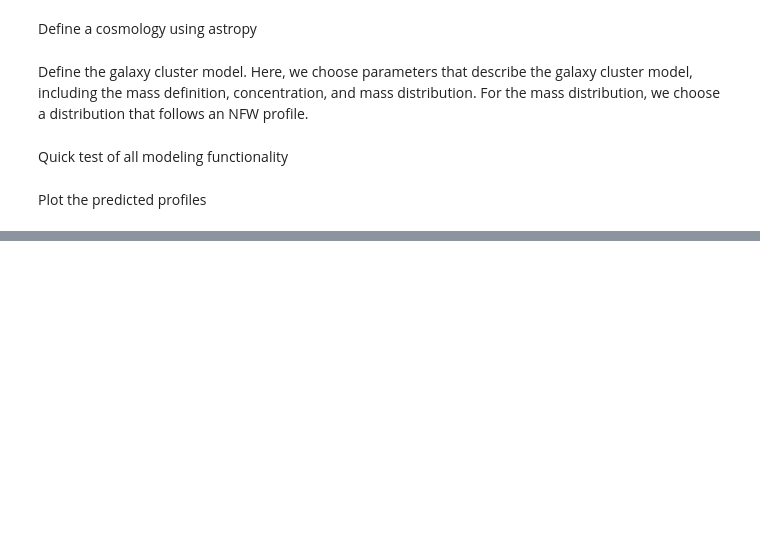
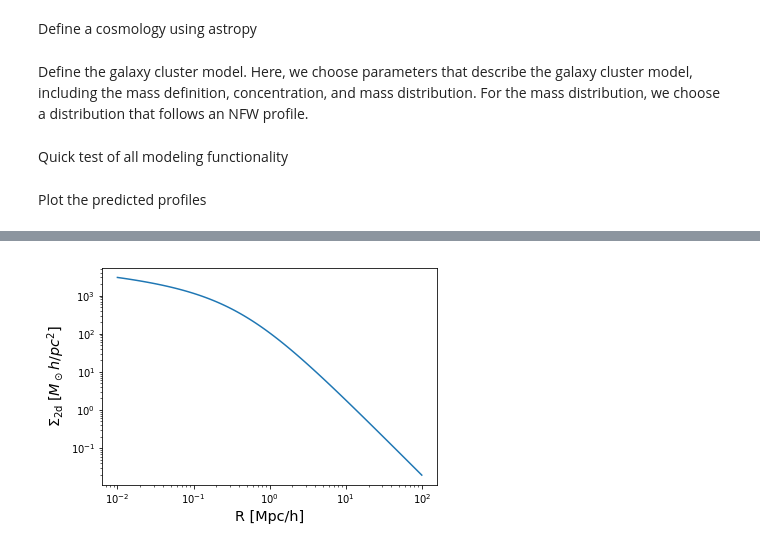
Before and after one commit to tguillemLSST/CLMM, a Jupyter notebook: examples/modeling_demo.ipynb, the cells around one changed output, grey strips where cells are left out. Drawn from its saved outputs; the diff is of its cells as text; code cells hidden in the pictures; blank space fills up the shorter version.

```diff
--- a/examples/modeling_demo.ipynb
+++ b/examples/modeling_demo.ipynb
@@ -73,3 +75,5 @@ plot_profile_3d(r3d, rho, '$\\rho_{\\rm 3d}\\; [M_\odot h^2/Mpc^3]$')
 # %%
-plot_profile_proj(r_proj, Sigma, '$\\Sigma_{\\rm 2d}$')
+plot_profile_proj(r_proj, Sigma, '$\\Sigma_{\\rm 2d} \\; [M_\odot h/pc^2]$')
+# %% [output]
+[figure, added]
 # %%
```
Also changed, not shown: parts of 7 cells of this notebook.
